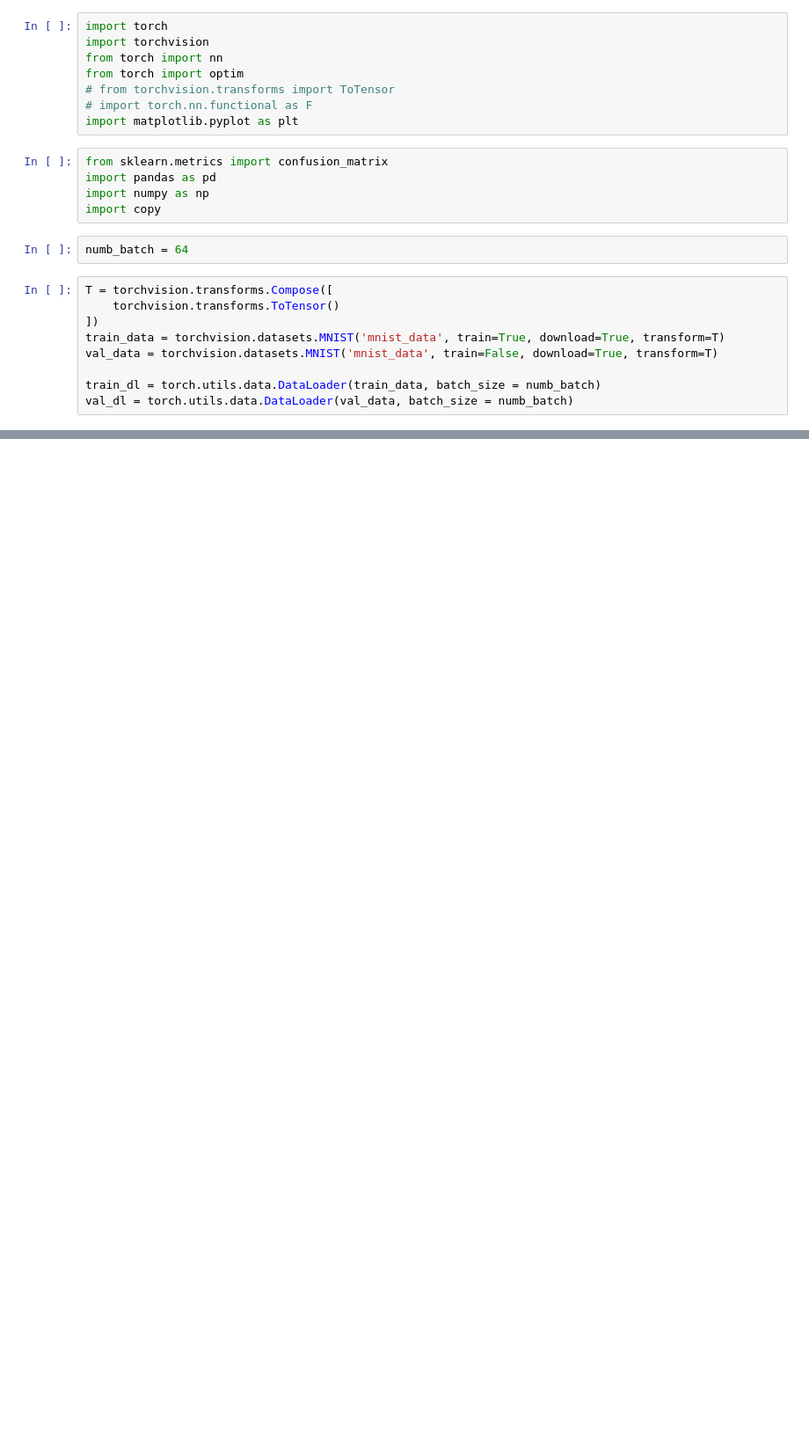
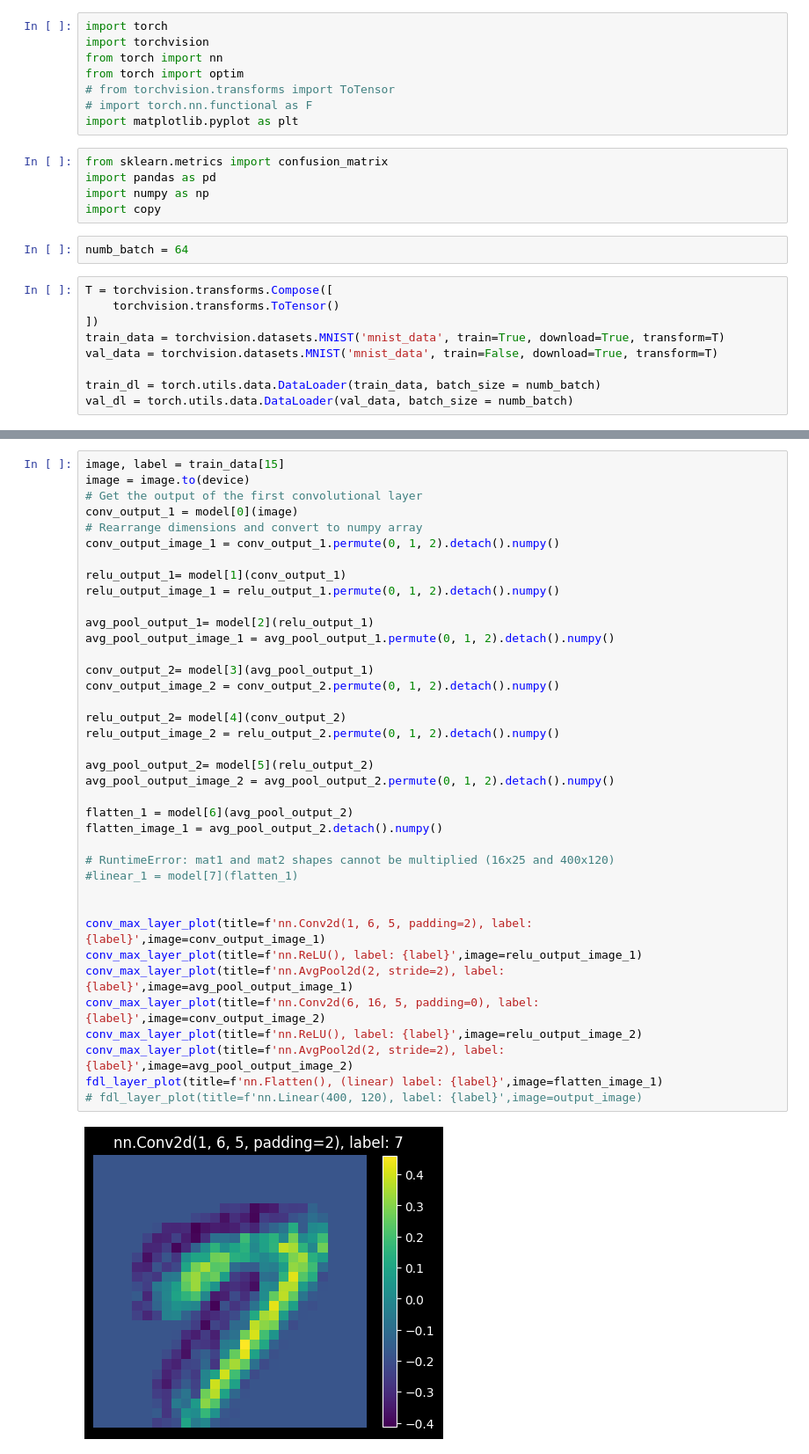
Before and after one commit to TMarciDev/mnist, a Jupyter notebook: train_cnn_2/mnist.ipynb, the cells around one changed output, grey strips where cells are left out. Shown at 88% size. Drawn from its saved outputs; the diff is of its cells as text; blank space fills up the shorter version.

```diff
--- a/train_cnn_2/mnist.ipynb
+++ b/train_cnn_2/mnist.ipynb
@@ -154,0 +228,40 @@ False
+# %%
+image, label = train_data[15]
+image = image.to(device)
+# Get the output of the first convolutional layer
+conv_output_1 = model[0](image)
+# Rearrange dimensions and convert to numpy array
+conv_output_image_1 = conv_output_1.permute(0, 1, 2).detach().numpy()
+
+relu_output_1= model[1](conv_output_1)
+relu_output_image_1 = relu_output_1.permute(0, 1, 2).detach().numpy()
+
+avg_pool_output_1= model[2](relu_output_1)
+avg_pool_output_image_1 = avg_pool_output_1.permute(0, 1, 2).detach().numpy()
+
+conv_output_2= model[3](avg_pool_output_1)
+conv_output_image_2 = conv_output_2.permute(0, 1, 2).detach().numpy()
+
+relu_output_2= model[4](conv_output_2)
+relu_output_image_2 = relu_output_2.permute(0, 1, 2).detach().numpy()
+
+avg_pool_output_2= model[5](relu_output_2)
+avg_pool_output_image_2 = avg_pool_output_2.permute(0, 1, 2).detach().numpy()
+
+flatten_1 = model[6](avg_pool_output_2)
+flatten_image_1 = avg_pool_output_2.detach().numpy()
+
+# RuntimeError: mat1 and mat2 shapes cannot be multiplied (16x25 and 400x120)
+#linear_1 = model[7](flatten_1)
+
+
+conv_max_layer_plot(title=f'nn.Conv2d(1, 6, 5, padding=2), label: {label}',image=conv_output_image_1)
+conv_max_layer_plot(title=f'nn.ReLU(), label: {label}',image=relu_output_image_1)
+conv_max_layer_plot(title=f'nn.AvgPool2d(2, stride=2), label: {label}',image=avg_pool_output_image_1)
+conv_max_layer_plot(title=f'nn.Conv2d(6, 16, 5, padding=0), label: {label}',image=conv_output_image_2)
+conv_max_layer_plot(title=f'nn.ReLU(), label: {label}',image=relu_output_image_2)
+conv_max_layer_plot(title=f'nn.AvgPool2d(2, stride=2), label: {label}',image=avg_pool_output_image_2)
+fdl_layer_plot(title=f'nn.Flatten(), (linear) label: {label}',image=flatten_image_1)
+# fdl_layer_plot(title=f'nn.Linear(400, 120), label: {label}',image=output_image)
+# %% [output]
+[figure, added]
```
Also changed, not shown: parts of 17 cells of this notebook, 3 other files.
